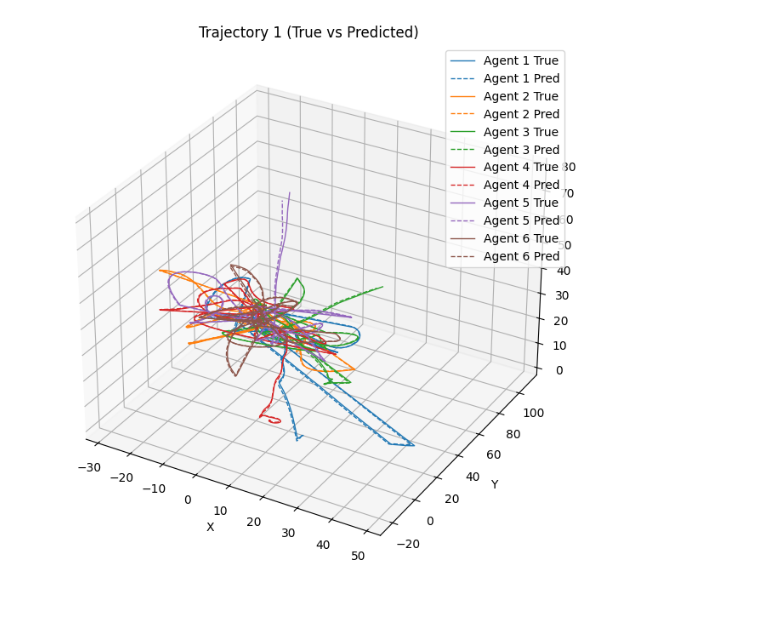
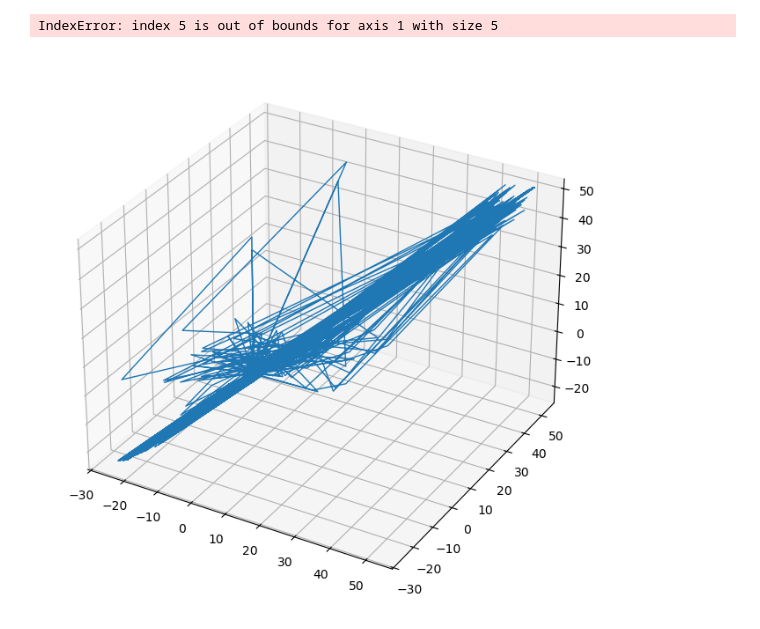
Before and after one commit to Ammmoe/Attention_GRU, a Jupyter notebook: train.ipynb, the cells around one changed output. Cells and saved outputs as stored; diff of their text form; code cells hidden in the pictures.

Commit message:
added initial code adjustments to allow velocity information training

```diff
--- a/train.ipynb
+++ b/train.ipynb
@@ -27,7 +27,7 @@ SEQUENTIAL_PREDICTION = (
 AGENTS = 6  # Number of agents or drones
 LOOK_BACK = 50  # Number of past time steps to use as input
 FORWARD_LEN = 5  # Number of future time steps to predict
-FEATURES_PER_AGENT = 3  # x, y, z
+FEATURES_PER_AGENT = 6  # x, y, z
 
 # Training parameters
 BATCH_SIZE = 32
@@ -160,6 +160,7 @@ logger.info("Using device: %s", device)
 # %%
 # Model, criterion, optimizer
 model_params = {
+    "input_size": FEATURES_PER_AGENT,
     "enc_hidden_size": 64,
     "dec_hidden_size": 64,
     "num_layers": 1,
@@ -424,23 +479,24 @@ logger.info("Config saved to %s", config_path)
 # %%
 # Group results back by trajectory_index
 traj_test = traj_test[: len(y_true)]  # align just in case
 unique_trajs = np.unique(traj_test)
 
 # Randomly select trajectories to plot
 plot_trajs = np.random.choice(
     unique_trajs, size=min(NUM_PLOTS, len(unique_trajs)), replace=False
 ).tolist()
 
 # Plot trajectories using the helper function
-plot_trajectories(
+plot_trajectories_with_velocity(
     y_true=y_true.numpy(),
     y_pred=y_pred.numpy(),
     traj_ids=traj_test,
     plot_trajs=plot_trajs,
     scaler=scaler_y,
     agents=AGENTS,
     save_dir=exp_dir,
 )
 # %% [output]
+IndexError: index 5 is out of bounds for axis 1 with size 5
-[figure, old version]
+[figure, new version]
 # %%
```
Also changed, not shown: parts of 10 cells of this notebook, 4 other files.
